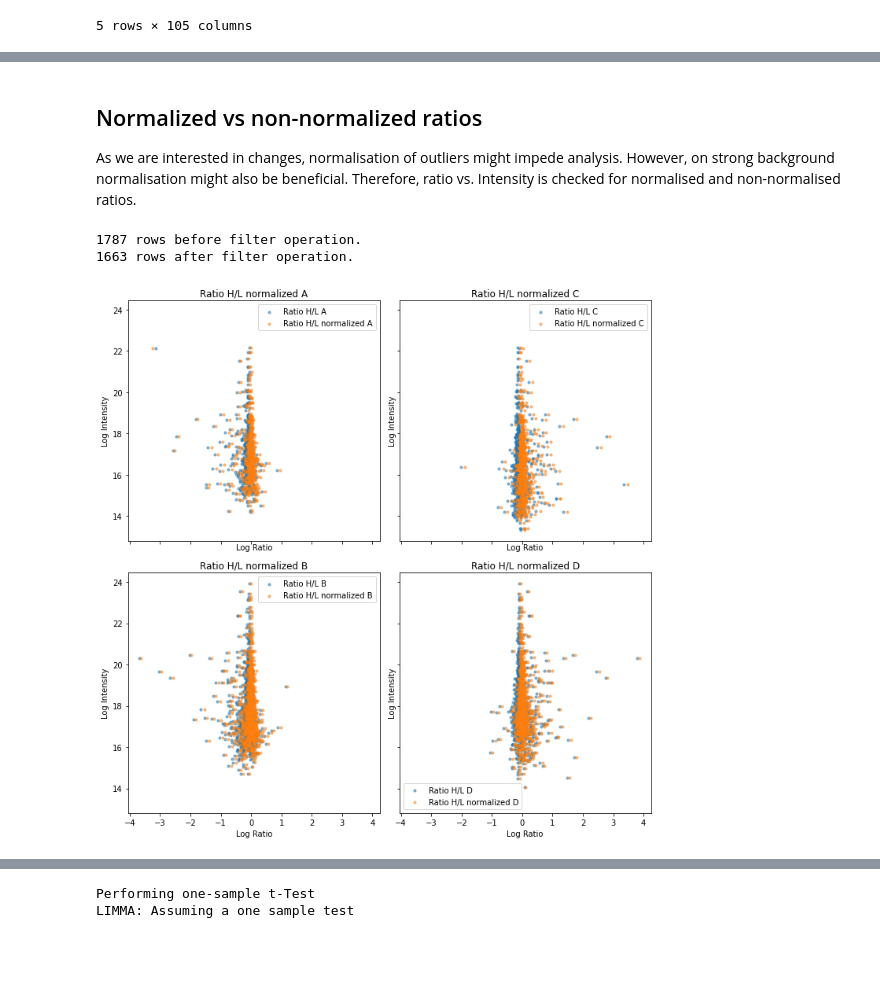
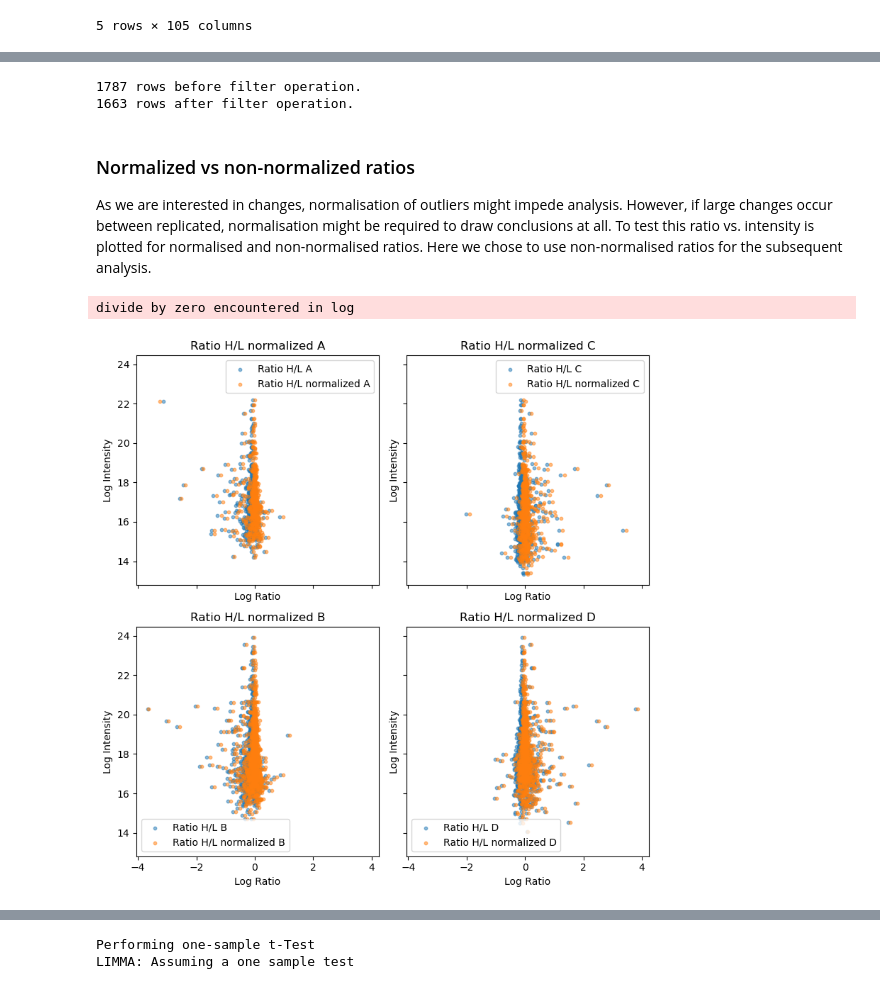
Before and after one commit to ag-warscheid/autoprot, a Jupyter notebook: examples/01_ap-ms.ipynb, the cells around one changed output, grey strips where cells are left out. Saved outputs shown, nothing was run; the diff lists cells and outputs as text; code cells hidden in the pictures; blank space fills up the shorter version.

```diff
--- a/examples/01_ap-ms.ipynb
+++ b/examples/01_ap-ms.ipynb
@@ -64,42 +55,44 @@ mini-p166-ha_txt.zip: ftp://ftp.pride.ebi.ac.uk/pride/data/archive/2022/06/PXD03
+# %%
+import matplotlib.pyplot as plt
+import numpy as np
+
+# remove contaminants
+pg = pp.cleaning(pg, file='proteinGroups')
+
+# get ratio cols
+protRatios = pg.filter(regex="^Ratio H\/L [A,B,C,D]+$").columns
+normRatios = pg.filter(regex="^Ratio .\/. normalized ").columns
+# get the separate intensity cols for the experiments
+intensities = pg.filter(regex="Intensity [A,B,C,D]+$").columns
+# %% [output]
+1787 rows before filter operation.
+1663 rows after filter operation.
 # %% [markdown]
-## Normalized vs non-normalized ratios
-
-As we are interested in changes, normalisation of outliers might impede analysis. However, on strong background normalisation might also be beneficial.
-Therefore, ratio vs. Intensity is checked for normalised and non-normalised ratios.
+### Normalized vs non-normalized ratios
+As we are interested in changes, normalisation of outliers might impede analysis. However, if large changes occur between replicated, normalisation might be required to draw conclusions at all.
+To test this ratio vs. intensity is plotted for normalised and non-normalised ratios. Here we chose to use non-normalised ratios for the subsequent analysis.
 # %%
-import matplotlib.pyplot as plt
-import numpy as np
-
-# remove contaminants
-pg = pp.cleaning(pg, file='proteinGroups')
-# get ratio cols
-protRatios = pg.filter(regex="^Ratio H\/L [A,B,C,D]+$").columns
-normRatios = pg.filter(regex="^Ratio .\/. normalized ").columns
-# get the separate intensity cols for the experiments
-intensities = pg.filter(regex="Intensity [A,B,C,D]+$").columns
-
-fig, ax = plt.subplots(nrows=2,ncols=2, sharex=True, sharey=True, figsize=(10,10))
+fig, ax = plt.subplots(nrows=2,ncols=2, sharex='all', sharey='all', figsize=(8,8))
 
 for idx, col in enumerate(protRatios.to_list() + normRatios.to_list()):
     # the column number goes from 0 to 3
     c = (idx - 4*(idx//4)) // 2
     # the row number goes from 0 to 1
     r = idx - (idx // 2)*2
     this_ax = ax[r][c]
     # normalised values are plotted on top of the non-nomrmalised values for comparison
     this_ax.scatter(np.log(pg[col]),
-                    np.log(pg[intensities[r]]),
+                    np.log(pg[intensities[idx]]),
                     label=col,
                     alpha=0.5,
                     s=10)
 
     this_ax.set_xlabel('Log Ratio')
     this_ax.set_ylabel('Log Intensity')
     this_ax.set_title(col)
     # add a legend for colour scheme
     this_ax.legend()
 plt.tight_layout()
 # %% [output]
-1787 rows before filter operation.
-1663 rows after filter operation.
+divide by zero encountered in log
-[figure, old version]
+[figure, new version]
```
Also changed, not shown: parts of 14 cells of this notebook.
